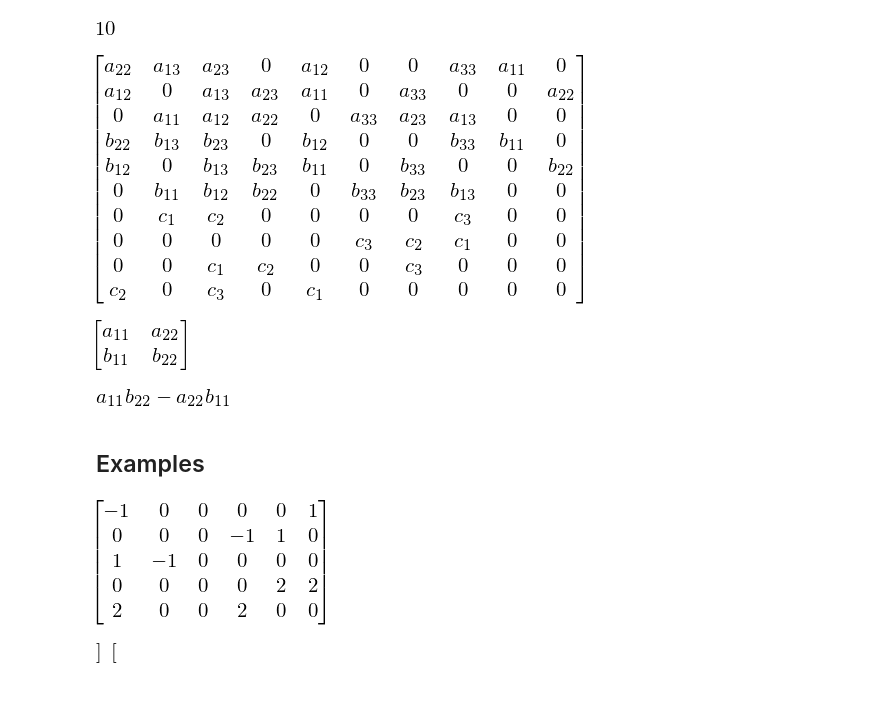
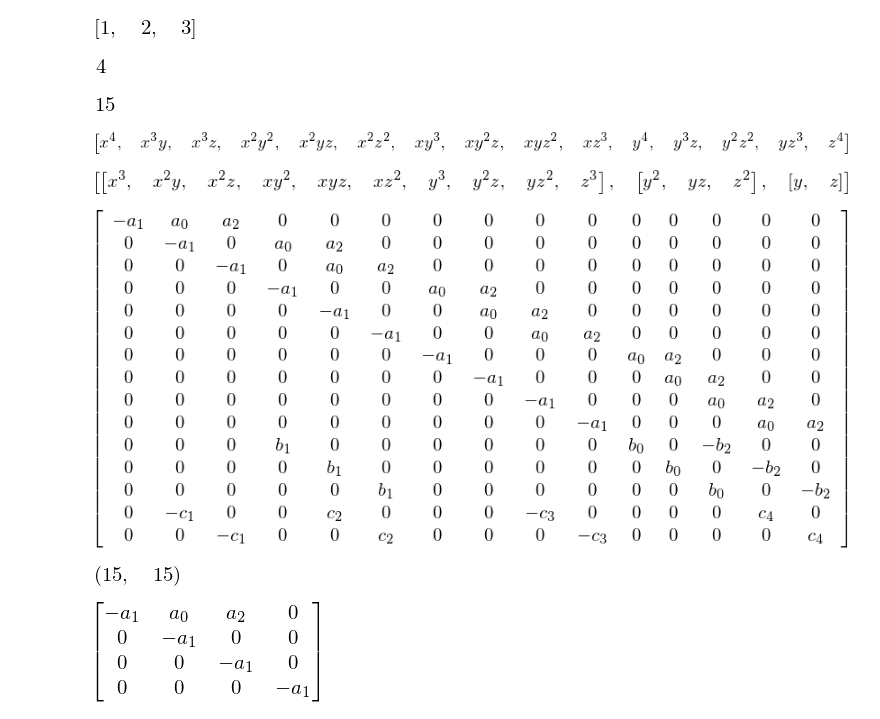
Before and after one commit to Nikoleta-v3/resultant-theory, a Jupyter notebook: notebooks/Macaulay.ipynb, the cells around one changed output. Saved outputs shown, nothing was run; the diff lists cells and outputs as text; code cells hidden in the pictures; blank space fills up the shorter version.

```diff
--- a/notebooks/Macaulay.ipynb
+++ b/notebooks/Macaulay.ipynb
@@ -35,4 +102,16 @@ mac.get_row_coefficients()
+# %%
+a_0, a_1, a_2 = sym.symbols('a_0, a_1, a_2')
+b_0, b_1, b_2 = sym.symbols('b_0, b_1, b_2')
+c_0, c_1, c_2,c_3, c_4 = sym.symbols('c_0, c_1, c_2, c_3, c_4')
+# %%
+f = sym.lambdify((x, y, z), a_0 * y -  a_1 * x + a_2 * z)
+g = sym.lambdify((x, y, z), b_1 * x ** 2 + b_0 * y ** 2 - b_2 * z ** 2)
+h = sym.lambdify((x, y, z), c_0 * y - c_1 * x ** 3 + c_2 * x ** 2 * z - c_3 * x * z ** 2 + c_4 * z ** 3)
+# %%
+polynomials = [f, g, h]
+# %%
+mac = macaulay.MacaulayResultant(polynomials, variables=[x, y, z])
 # %%
-mac.monomials_size
+mac.degrees
 # %% [output]
-[figure, old version]
+[figure, new version]
@@ -42,0 +118,4 @@ monomial_set
+# %%
+mac.degree_m
+# %% [output]
+[figure, added]
@@ -43,17 +124,17 @@ monomial_set
+# %%
+mac.get_size()
+# %% [output]
+[figure, added]
+# %%
+mac.monomial_set
+# %% [output]
+[figure, added]
+# %%
+mac.get_row_coefficients()
+# %% [output]
+[figure, added]
 # %%
-A = mac.get_matrix()
-A
+matrix = mac.get_matrix()
+matrix
 # %% [output]
-[figure, old version]
+[figure, new version]
-# %%
-M = mac.get_submatrix(A)
-M
-# %% [output]
-[figure, removed]
-# %%
-M.det()
-# %% [output]
-[figure, removed]
-# %% [markdown]
-Examples
---------
@@ -73,10 +141,8 @@ monomial_set = mac.get_monomials_set()
+# %%
+matrix.shape
+# %% [output]
+[figure, added]
 # %%
-A = mac.get_matrix()
-A
+mac.get_submatrix(mac.get_matrix())
 # %% [output]
-[figure, old version]
+[figure, new version]
-# %%
-M = mac.get_submatrix(A)
-M
-# %% [output]
-[figure, removed]
```
Also changed, not shown: parts of 30 cells of this notebook, 8 other files.
